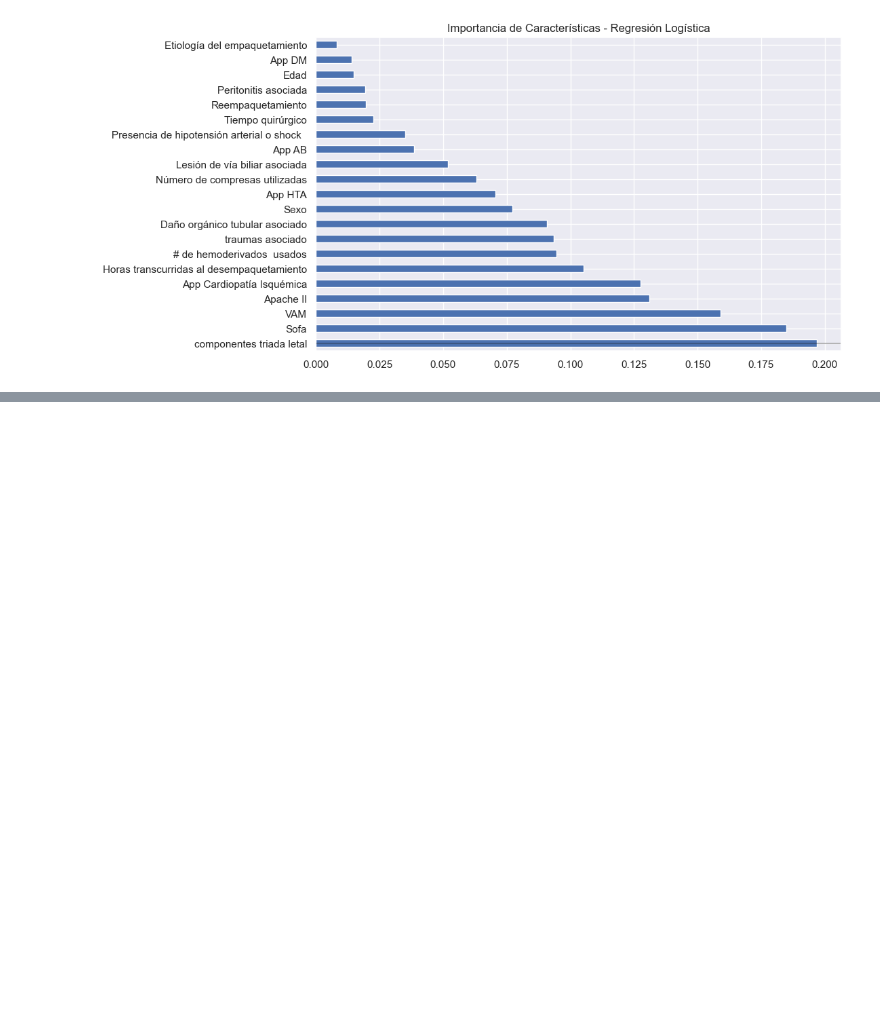
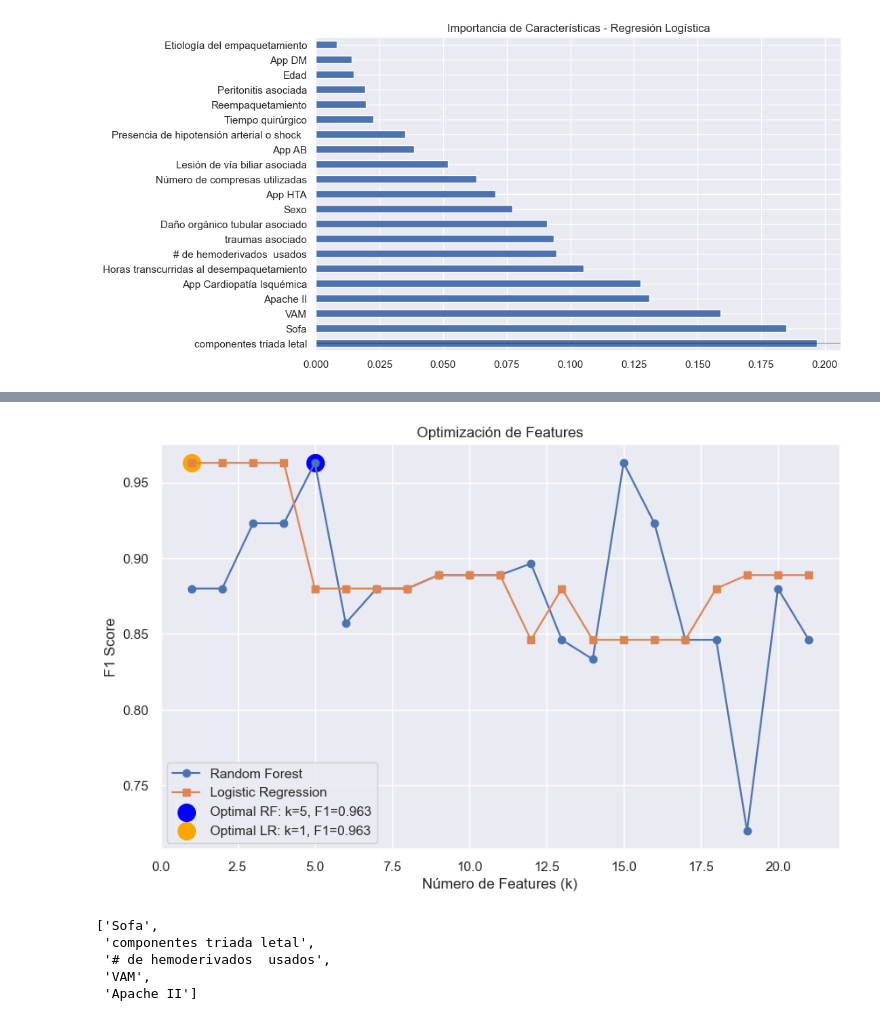
Before and after one commit to amaliezzz/Damage-Control-Feature-Selection, a Jupyter notebook: notebooks/02_feature_selection.ipynb, the cells around one changed output, grey strips where cells are left out. Saved outputs shown, nothing was run; the diff lists cells and outputs as text; code cells hidden in the pictures; blank space fills up the shorter version.

```diff
--- a/notebooks/02_feature_selection.ipynb
+++ b/notebooks/02_feature_selection.ipynb
@@ -28,8 +27,8 @@ X_scaled = scaler.fit_transform(X)
 best_rf.fit(X_scaled, y)
 
 coefs = best_rf.feature_importances_
-base_importances_rf = pd.Series(np.abs(coefs), index=X.columns).sort_values(ascending=False)
-print(base_importances_rf)
+importances_rf = pd.Series(np.abs(coefs), index=X.columns).sort_values(ascending=False)
+print(importances_rf)
 # %% [output]
 Sofa                                           0.352717
 # de hemoderivados  usados                     0.270039
@@ -70,8 +69,8 @@ coef_df = pd.DataFrame({
 best_lr.fit(X_scaled, y)
 
 coefs = best_lr.coef_[0]
-base_importances_lr = pd.Series(np.abs(coefs), index=X.columns).sort_values(ascending=False)
-print(base_importances_lr)
+importances_lr = pd.Series(np.abs(coefs), index=X.columns).sort_values(ascending=False)
+print(importances_lr)
 # %% [output]
 componentes triada letal                       0.196777
 Sofa                                           0.184955
@@ -148,0 +112,16 @@ feature_consensus[:5]
+# %%
+rf_norm = importances_rf / importances_rf.max()
+lr_norm = importances_lr / importances_lr.abs().max()
+
+common_features = rf_norm.index.intersection(lr_norm.index)
+
+feature_consensus = pd.DataFrame({
+    'Feature': common_features,
+    'RF_importance': rf_norm[common_features].values,
+    'LR_importance': lr_norm[common_features].values,
+    'Consensus': (rf_norm[common_features].values + lr_norm[common_features].values) / 2
+})
+
+feature_consensus = feature_consensus.sort_values('Consensus', ascending=False)
+
+feature_consensus
@@ -148,0 +146,2 @@ feature_consensus[:5]
+# %%
+top_features = feature_consensus.sort_values('Consensus', ascending=False)['Feature'].to_list()
@@ -148,0 +185,30 @@ feature_consensus[:5]
+# %%
+import matplotlib.pyplot as plt
+
+plt.figure(figsize=(10, 6))
+plt.plot(k_results['k'], k_results['rf_f1'], 'o-', label='Random Forest')
+plt.plot(k_results['k'], k_results['lr_f1'], 's-', label='Logistic Regression')
+
+for model, color in zip(['rf', 'lr'], ['blue', 'orange']):
+    k_opt = optimal_k[model]['k']
+    f1_opt = optimal_k[model]['f1']
+    plt.scatter(k_opt, f1_opt, s=200, color=color,
+                label=f'Optimal {model.upper()}: k={k_opt}, F1={f1_opt:.3f}')
+
+plt.xlabel('Número de Features (k)')
+plt.ylabel('F1 Score')
+plt.title('Optimización de Features')
+plt.legend()
+plt.grid(True)
+plt.show()
+# %% [output]
+[figure, added]
+# %%
+features = top_features[:5]
+features
+# %% [output]
+['Sofa',
+ 'componentes triada letal',
+ '# de hemoderivados  usados',
+ 'VAM',
+ 'Apache II']
```
Also changed, not shown: parts of 9 cells of this notebook, 2 other files.
